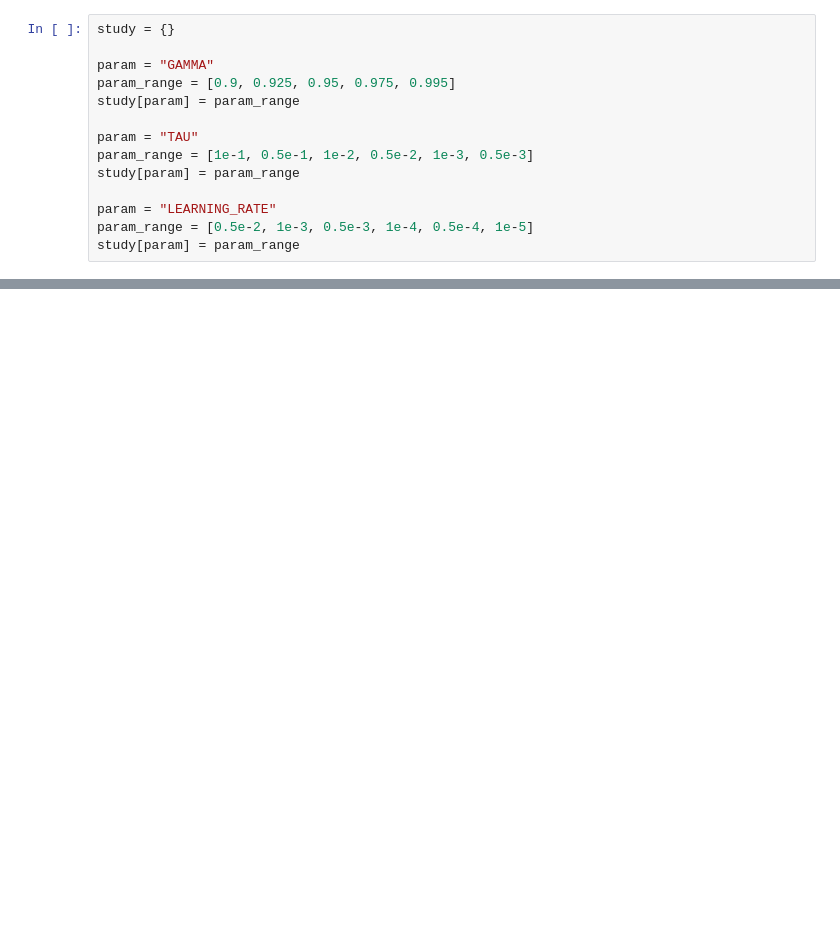
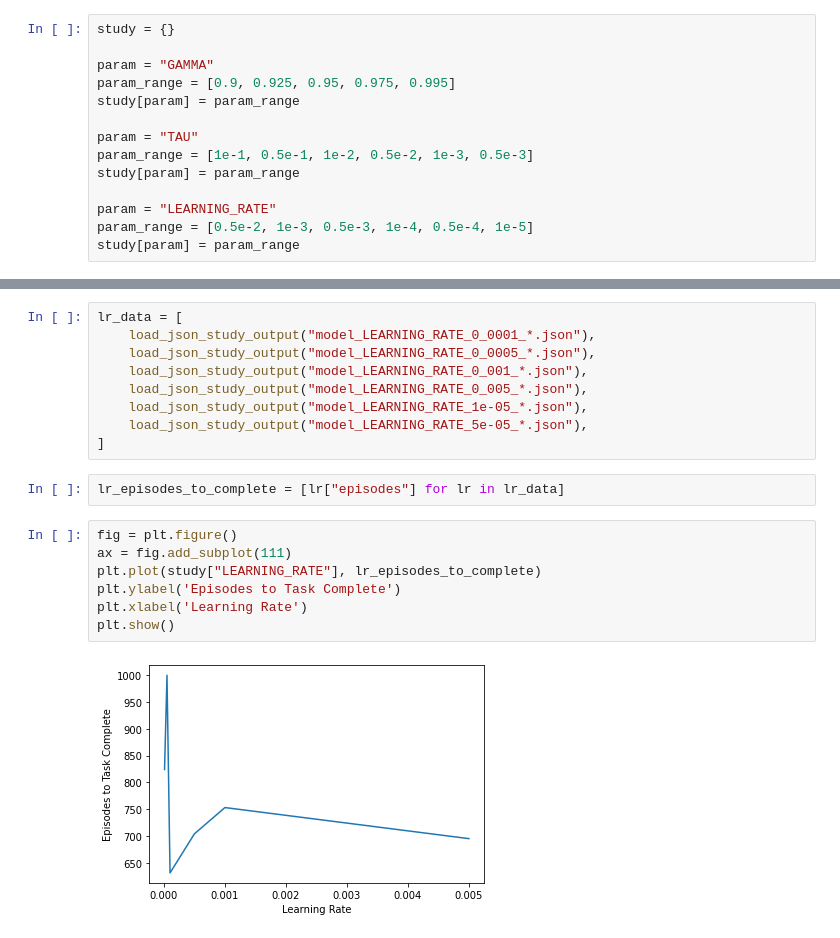
Before and after one commit to loppjp/banana_rl, a Jupyter notebook: HyperStudy.ipynb, the cells around one changed output, grey strips where cells are left out. Cells and saved outputs as stored; diff of their text form; blank space fills up the shorter version.

```diff
--- a/HyperStudy.ipynb
+++ b/HyperStudy.ipynb
@@ -68,0 +137,20 @@ Episode 62      Average Score: 0.50     Max Score: 4.00 eps: 0.66
+# %%
+lr_data = [
+    load_json_study_output("model_LEARNING_RATE_0_0001_*.json"),
+    load_json_study_output("model_LEARNING_RATE_0_0005_*.json"),
+    load_json_study_output("model_LEARNING_RATE_0_001_*.json"),
+    load_json_study_output("model_LEARNING_RATE_0_005_*.json"),
+    load_json_study_output("model_LEARNING_RATE_1e-05_*.json"),
+    load_json_study_output("model_LEARNING_RATE_5e-05_*.json"),
+]
+# %%
+lr_episodes_to_complete = [lr["episodes"] for lr in lr_data]
+# %%
+fig = plt.figure()
+ax = fig.add_subplot(111)
+plt.plot(study["LEARNING_RATE"], lr_episodes_to_complete)
+plt.ylabel('Episodes to Task Complete')
+plt.xlabel('Learning Rate')
+plt.show()
+# %% [output]
+[figure, added]
```
Also changed, not shown: parts of 15 cells of this notebook, 18 other files.
